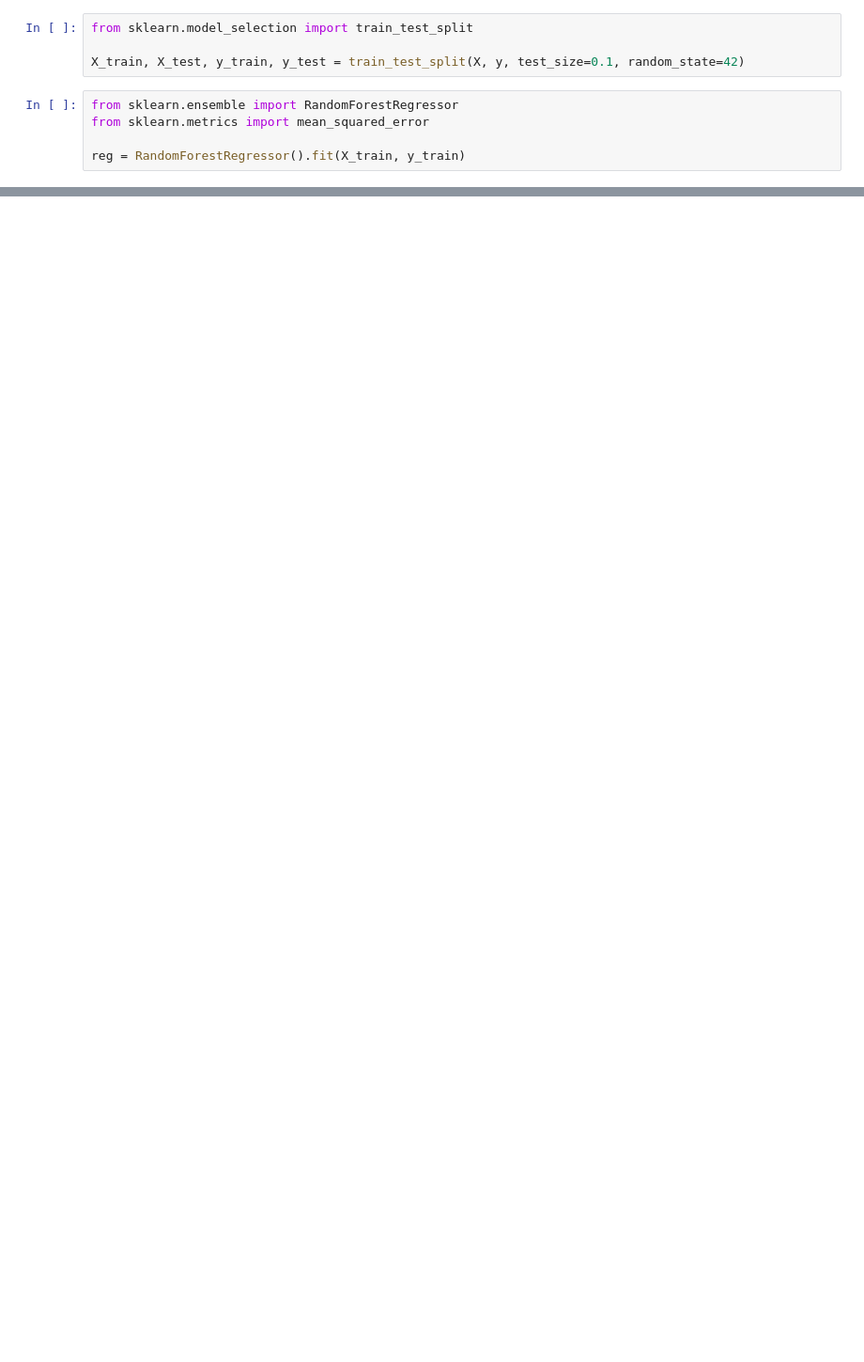
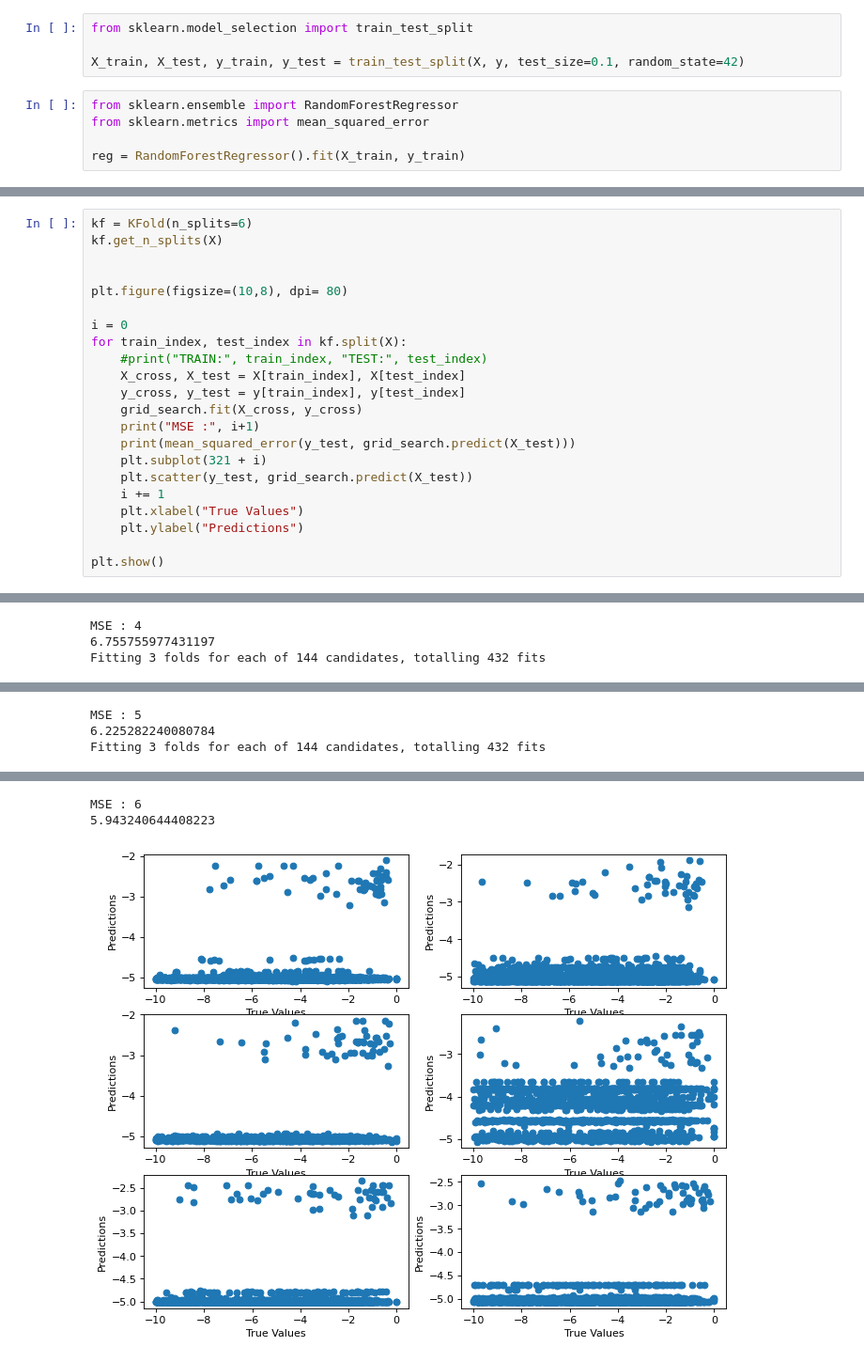
Before and after one commit to aromanenko/RobustPED, a Jupyter notebook: random_forest.ipynb, the cells around one changed output, grey strips where cells are left out. Shown: that part at 94% size. Cells and saved outputs as stored; diff of their text form; blank space fills up the shorter version.

```diff
--- a/random_forest.ipynb
+++ b/random_forest.ipynb
@@ -238,0 +377,23 @@ mean_squared_error(y_test, reg.predict(X_test))
+# %%
+kf = KFold(n_splits=6)
+kf.get_n_splits(X)
+
+
+plt.figure(figsize=(10,8), dpi= 80)
+
+i = 0
+for train_index, test_index in kf.split(X):
+    #print("TRAIN:", train_index, "TEST:", test_index)
+    X_cross, X_test = X[train_index], X[test_index]
+    y_cross, y_test = y[train_index], y[test_index]
+    grid_search.fit(X_cross, y_cross)
+    print("MSE :", i+1)
+    print(mean_squared_error(y_test, grid_search.predict(X_test)))
+    plt.subplot(321 + i)
+    plt.scatter(y_test, grid_search.predict(X_test))
+    i += 1
+    plt.xlabel("True Values")
+    plt.ylabel("Predictions")
+
+plt.show()
+# %% [output]
@@ -238,0 +430,3 @@ mean_squared_error(y_test, reg.predict(X_test))
+MSE : 4
+6.755755977431197
+Fitting 3 folds for each of 144 candidates, totalling 432 fits
@@ -238,0 +438,3 @@ mean_squared_error(y_test, reg.predict(X_test))
+MSE : 5
+6.225282240080784
+Fitting 3 folds for each of 144 candidates, totalling 432 fits
@@ -238,0 +446,3 @@ mean_squared_error(y_test, reg.predict(X_test))
+MSE : 6
+5.943240644408223
+[figure, added]
```
Also changed, not shown: parts of 30 cells of this notebook.
